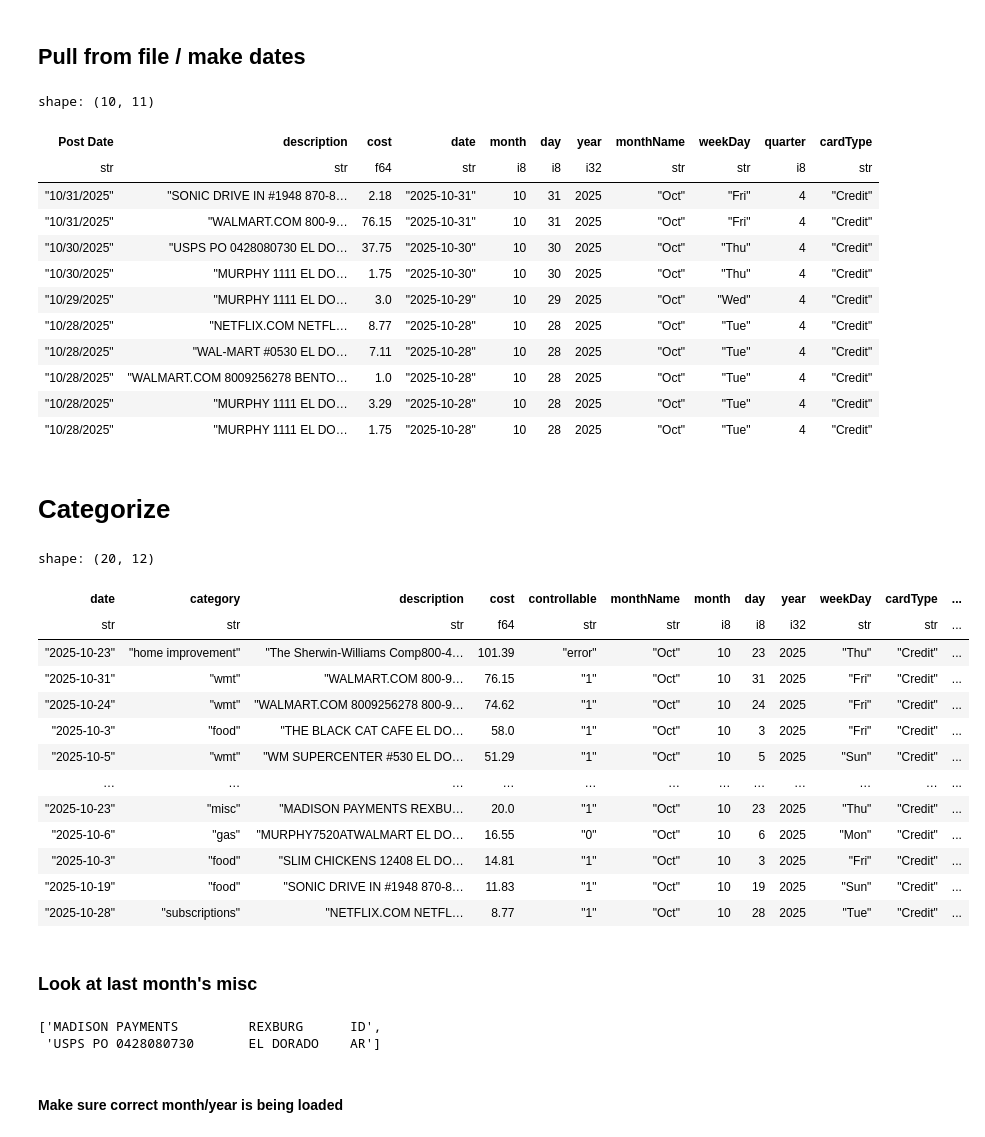
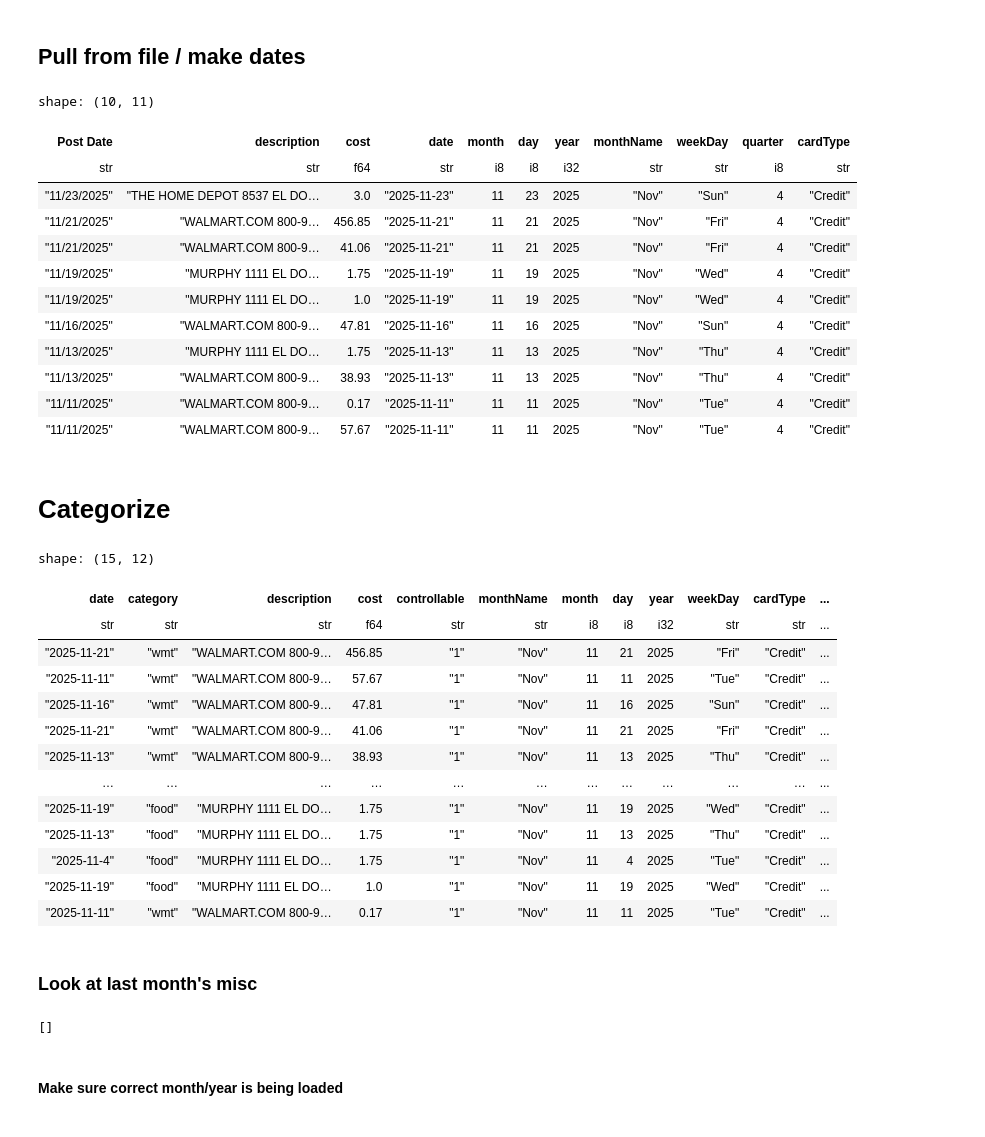
Before and after one commit to blakedennett/FinancialStreamline2, a Jupyter notebook: BankStreamline/AddCredit.ipynb, the cells around one changed output. Saved outputs shown, nothing was run; the diff lists cells and outputs as text; code cells hidden in the pictures.

```diff
--- a/BankStreamline/AddCredit.ipynb
+++ b/BankStreamline/AddCredit.ipynb
@@ -24,7 +24,7 @@ if last_month == 0:
 # current_month = 4
 # current_yr = 2025
 
-df = pl.read_csv(r"C:\Users\Denne\OneDrive\Documents\GitHub\FinancialStreamline2\BankStreamline\Data\CreditHistory.csv",
+df = pl.read_csv(r"C:\Users\Denne\Documents\VSCodeProjects\FinancialStreamline2\BankStreamline\Data\CreditHistory.csv",
                  truncate_ragged_lines=True,)
 
 
@@ -72,16 +72,16 @@ df.limit(10)
 shape: (10, 11)
 | Post Date | description | cost | date | month | day | year | monthName | weekDay | quarter | cardType |
 | str | str | f64 | str | i8 | i8 | i32 | str | str | i8 | str |
-| "10/31/2025" | "SONIC DRIVE IN #1948 870-8… | 2.18 | "2025-10-31" | 10 | 31 | 2025 | "Oct" | "Fri" | 4 | "Credit" |
-| "10/31/2025" | "WALMART.COM 800-9… | 76.15 | "2025-10-31" | 10 | 31 | 2025 | "Oct" | "Fri" | 4 | "Credit" |
-| "10/30/2025" | "USPS PO 0428080730 EL DO… | 37.75 | "2025-10-30" | 10 | 30 | 2025 | "Oct" | "Thu" | 4 | "Credit" |
-| "10/30/2025" | "MURPHY 1111 EL DO… | 1.75 | "2025-10-30" | 10 | 30 | 2025 | "Oct" | "Thu" | 4 | "Credit" |
-| "10/29/2025" | "MURPHY 1111 EL DO… | 3.0 | "2025-10-29" | 10 | 29 | 2025 | "Oct" | "Wed" | 4 | "Credit" |
-| "10/28/2025" | "NETFLIX.COM NETFL… | 8.77 | "2025-10-28" | 10 | 28 | 2025 | "Oct" | "Tue" | 4 | "Credit" |
-| "10/28/2025" | "WAL-MART #0530 EL DO… | 7.11 | "2025-10-28" | 10 | 28 | 2025 | "Oct" | "Tue" | 4 | "Credit" |
-| "10/28/2025" | "WALMART.COM 8009256278 BENTO… | 1.0 | "2025-10-28" | 10 | 28 | 2025 | "Oct" | "Tue" | 4 | "Credit" |
-| "10/28/2025" | "MURPHY 1111 EL DO… | 3.29 | "2025-10-28" | 10 | 28 | 2025 | "Oct" | "Tue" | 4 | "Credit" |
-| "10/28/2025" | "MURPHY 1111 EL DO… | 1.75 | "2025-10-28" | 10 | 28 | 2025 | "Oct" | "Tue" | 4 | "Credit" |
+| "11/23/2025" | "THE HOME DEPOT 8537 EL DO… | 3.0 | "2025-11-23" | 11 | 23 | 2025 | "Nov" | "Sun" | 4 | "Credit" |
+| "11/21/2025" | "WALMART.COM 800-9… | 456.85 | "2025-11-21" | 11 | 21 | 2025 | "Nov" | "Fri" | 4 | "Credit" |
+| "11/21/2025" | "WALMART.COM 800-9… | 41.06 | "2025-11-21" | 11 | 21 | 2025 | "Nov" | "Fri" | 4 | "Credit" |
+| "11/19/2025" | "MURPHY 1111 EL DO… | 1.75 | "2025-11-19" | 11 | 19 | 2025 | "Nov" | "Wed" | 4 | "Credit" |
+| "11/19/2025" | "MURPHY 1111 EL DO… | 1.0 | "2025-11-19" | 11 | 19 | 2025 | "Nov" | "Wed" | 4 | "Credit" |
+| "11/16/2025" | "WALMART.COM 800-9… | 47.81 | "2025-11-16" | 11 | 16 | 2025 | "Nov" | "Sun" | 4 | "Credit" |
+| "11/13/2025" | "MURPHY 1111 EL DO… | 1.75 | "2025-11-13" | 11 | 13 | 2025 | "Nov" | "Thu" | 4 | "Credit" |
+| "11/13/2025" | "WALMART.COM 800-9… | 38.93 | "2025-11-13" | 11 | 13 | 2025 | "Nov" | "Thu" | 4 | "Credit" |
+| "11/11/2025" | "WALMART.COM 800-9… | 0.17 | "2025-11-11" | 11 | 11 | 2025 | "Nov" | "Tue" | 4 | "Credit" |
+| "11/11/2025" | "WALMART.COM 800-9… | 57.67 | "2025-11-11" | 11 | 11 | 2025 | "Nov" | "Tue" | 4 | "Credit" |
 # %% [markdown]
 # Categorize
 # %%
@@ -125,7 +125,7 @@ df = df.with_columns(category =
                   # ======================= fun =======================
     .when(pl.col('description').str.contains('Amazon Prime|YouTube|ZOO|MUSEUM|AQUARIUM|LION.S CLUB GOLF')).then(pl.lit('fun'))
     .when(pl.col('description').str.contains('COMFORT INN|CINEMA|HOLIDAY INN|El Dorado Golf|PlayStation')).then(pl.lit('fun'))
-    .when(pl.col('description').str.contains('EXCALIBUR FAMILY FUN|AIRBNB|EXPEDIA|EL DORADO GOLF')).then(pl.lit('fun'))
+    .when(pl.col('description').str.contains('EXCALIBUR FAMILY FUN|AIRBNB|EXPEDIA|EL DORADO GOLF|UNITED')).then(pl.lit('fun'))
                   # ======================= power =======================
     .when(pl.col('description').str.contains('ENTERGY')).then(pl.lit('power'))
                   # ======================= car =======================
@@ -141,53 +141,52 @@ df = df.with_columns(category =
                   # ======================= Natural Gas =======================
     .when(pl.col('description').str.contains('SUMMIT')).then(pl.lit('natural gas'))
                   # ======================= Home improvement =======================
     .when(pl.col('description').str.contains('SHERWIN-WILLIAMS|THE HOME DEPOT|MAIN STREET ANTIQUES')).then(pl.lit('home improvement'))
     .when(pl.col('description').str.contains('HOBBYLOBBY|EVERYBODYS ANTIQUE|HOBBY-LOBBY')).then(pl.lit('home improvement'))
-    .when(pl.col('description').str.contains('TIMMINS|Sherwin-Williams')).then(pl.lit('home improvement'))
+    .when(pl.col('description').str.contains('TIMMINS|Sherwin-Williams|WAYFAIR')).then(pl.lit('home improvement'))
                   # ======================= rent =======================
     .when((pl.col('description').str.contains('PENNYMAC'))).then(pl.lit('rent'))
     .otherwise(pl.lit('misc'))
 )
 
 
 controllables = ['food', 'wmt', 'shopping', 'subscriptions', 'fun', 'misc', 'amazon', 'food']
 uncontrollables = ['tithing', 'progressive', 'power', 'gas', 'water', 'internet', 'rent', 'car']
 
 df = df.with_columns(controllable = pl.when(pl.col('category').is_in(controllables)).then(pl.lit(1))
                                     .when(pl.col('category').is_in(uncontrollables)).then(pl.lit(0))
                                     .otherwise(pl.lit('error')))
 
 
 df = df.select(['date', 'category', 'description', 'cost', 'controllable', 'monthName', 'month', 'day', 'year', 'weekDay', 'cardType', 'quarter'])
 
 # df.limit(10)
 
 # list(df.filter(pl.col('Category') == 'wmt')['description'].unique())
 # list(df.filter(pl.col('Category') == 'gas')['description'].unique())
 # list(df.filter(pl.col('Category') == 'unknown')['description'].unique())
 df.sort(pl.col('cost'), descending=True).limit(20)
 # %% [output]
-shape: (20, 12)
+shape: (15, 12)
 | date | category | description | cost | controllable | monthName | month | day | year | weekDay | cardType | ... |
 | str | str | str | f64 | str | str | i8 | i8 | i32 | str | str | ... |
-| "2025-10-23" | "home improvement" | "The Sherwin-Williams Comp800-4… | 101.39 | "error" | "Oct" | 10 | 23 | 2025 | "Thu" | "Credit" | ... |
-| "2025-10-31" | "wmt" | "WALMART.COM 800-9… | 76.15 | "1" | "Oct" | 10 | 31 | 2025 | "Fri" | "Credit" | ... |
-| "2025-10-24" | "wmt" | "WALMART.COM 8009256278 800-9… | 74.62 | "1" | "Oct" | 10 | 24 | 2025 | "Fri" | "Credit" | ... |
-| "2025-10-3" | "food" | "THE BLACK CAT CAFE EL DO… | 58.0 | "1" | "Oct" | 10 | 3 | 2025 | "Fri" | "Credit" | ... |
-| "2025-10-5" | "wmt" | "WM SUPERCENTER #530 EL DO… | 51.29 | "1" | "Oct" | 10 | 5 | 2025 | "Sun" | "Credit" | ... |
+| "2025-11-21" | "wmt" | "WALMART.COM 800-9… | 456.85 | "1" | "Nov" | 11 | 21 | 2025 | "Fri" | "Credit" | ... |
+| "2025-11-11" | "wmt" | "WALMART.COM 800-9… | 57.67 | "1" | "Nov" | 11 | 11 | 2025 | "Tue" | "Credit" | ... |
+| "2025-11-16" | "wmt" | "WALMART.COM 800-9… | 47.81 | "1" | "Nov" | 11 | 16 | 2025 | "Sun" | "Credit" | ... |
+| "2025-11-21" | "wmt" | "WALMART.COM 800-9… | 41.06 | "1" | "Nov" | 11 | 21 | 2025 | "Fri" | "Credit" | ... |
+| "2025-11-13" | "wmt" | "WALMART.COM 800-9… | 38.93 | "1" | "Nov" | 11 | 13 | 2025 | "Thu" | "Credit" | ... |
 | … | … | … | … | … | … | … | … | … | … | … | ... |
-| "2025-10-23" | "misc" | "MADISON PAYMENTS REXBU… | 20.0 | "1" | "Oct" | 10 | 23 | 2025 | "Thu" | "Credit" | ... |
-| "2025-10-6" | "gas" | "MURPHY7520ATWALMART EL DO… | 16.55 | "0" | "Oct" | 10 | 6 | 2025 | "Mon" | "Credit" | ... |
-| "2025-10-3" | "food" | "SLIM CHICKENS 12408 EL DO… | 14.81 | "1" | "Oct" | 10 | 3 | 2025 | "Fri" | "Credit" | ... |
-| "2025-10-19" | "food" | "SONIC DRIVE IN #1948 870-8… | 11.83 | "1" | "Oct" | 10 | 19 | 2025 | "Sun" | "Credit" | ... |
-| "2025-10-28" | "subscriptions" | "NETFLIX.COM NETFL… | 8.77 | "1" | "Oct" | 10 | 28 | 2025 | "Tue" | "Credit" | ... |
+| "2025-11-19" | "food" | "MURPHY 1111 EL DO… | 1.75 | "1" | "Nov" | 11 | 19 | 2025 | "Wed" | "Credit" | ... |
+| "2025-11-13" | "food" | "MURPHY 1111 EL DO… | 1.75 | "1" | "Nov" | 11 | 13 | 2025 | "Thu" | "Credit" | ... |
+| "2025-11-4" | "food" | "MURPHY 1111 EL DO… | 1.75 | "1" | "Nov" | 11 | 4 | 2025 | "Tue" | "Credit" | ... |
+| "2025-11-19" | "food" | "MURPHY 1111 EL DO… | 1.0 | "1" | "Nov" | 11 | 19 | 2025 | "Wed" | "Credit" | ... |
+| "2025-11-11" | "wmt" | "WALMART.COM 800-9… | 0.17 | "1" | "Nov" | 11 | 11 | 2025 | "Tue" | "Credit" | ... |
 # %% [markdown]
 ### Look at last month's misc
 # %%
 list(df.filter(pl.col('category') == 'misc')['description'].unique())
 # %% [output]
-['MADISON PAYMENTS         REXBURG      ID',
- 'USPS PO 0428080730       EL DORADO    AR']
+[]
 # %% [markdown]
 #### Make sure correct month/year is being loaded
 # %%
```
Also changed, not shown: parts of 4 cells of this notebook, 8 other files.
